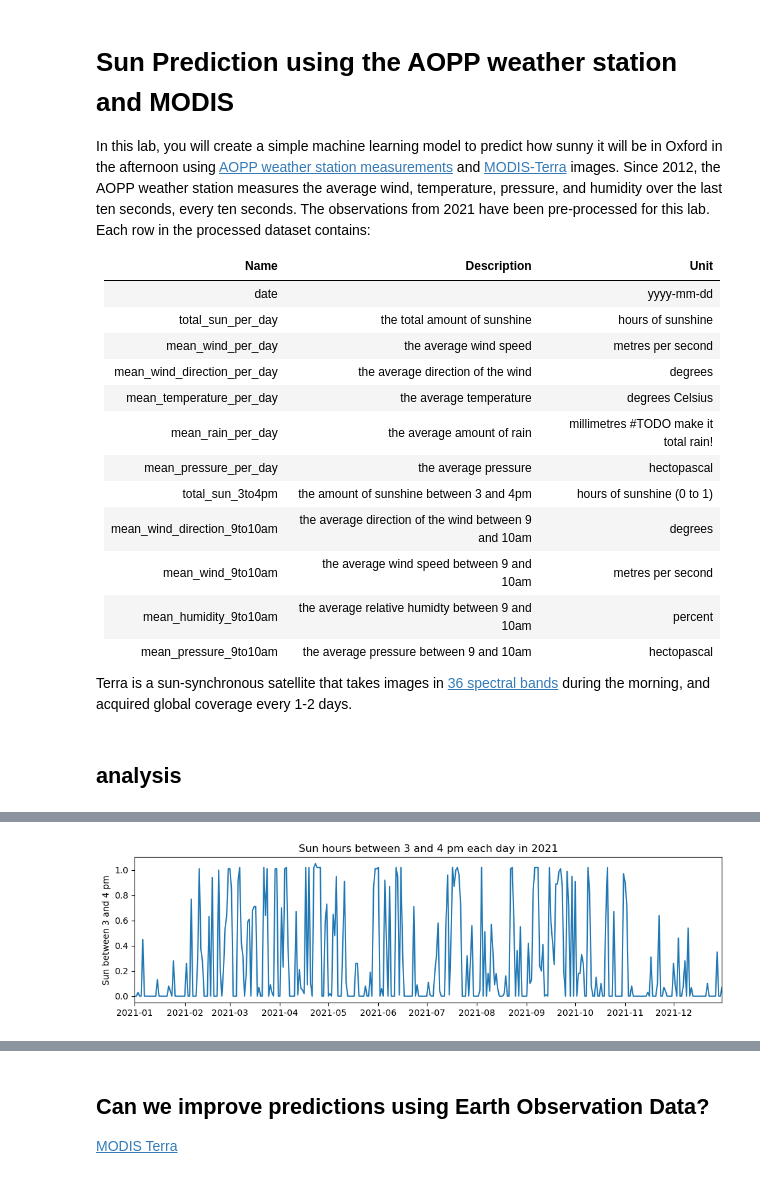
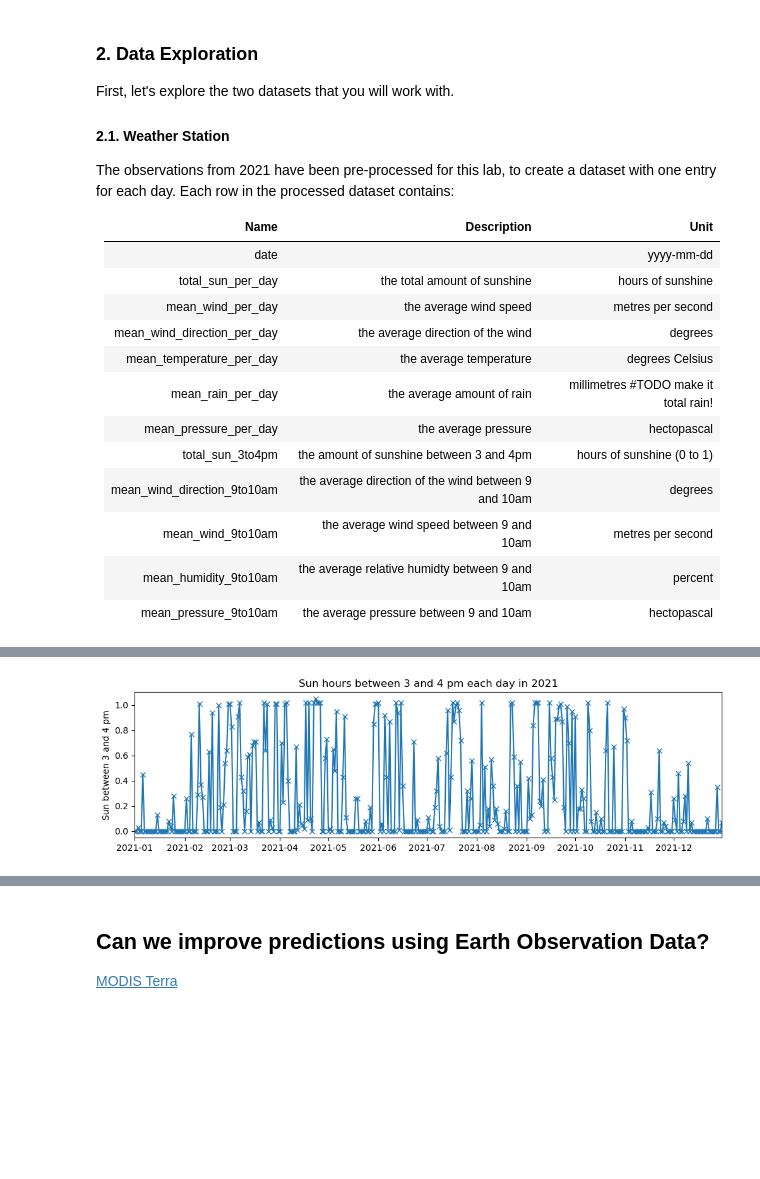
Before and after one commit to lillif/IECDT_EarthObservation, a Jupyter notebook: challenges/1-sunny-oxford/sun-prediction.ipynb, the cells around one changed output, grey strips where cells are left out. Cells and saved outputs as stored; diff of their text form; code cells hidden in the pictures; blank space fills up the shorter version.

```diff
--- a/challenges/1-sunny-oxford/sun-prediction.ipynb
+++ b/challenges/1-sunny-oxford/sun-prediction.ipynb
@@ -1,8 +20,11 @@
 # %% [markdown]
-# Sun Prediction using the AOPP weather station and MODIS
+### 2. Data Exploration
 
+First, let's explore the two datasets that you will work with.
 
-In this lab, you will create a simple machine learning model to predict how sunny it will be in Oxford in the afternoon using [AOPP weather station measurements](https://weatherstationdata.physics.ox.ac.uk) and [MODIS-Terra](https://modis.gsfc.nasa.gov/about/) images. Since 2012, the AOPP weather station measures the average wind, temperature, pressure, and humidity over the last ten seconds, every ten seconds. The observations from 2021 have been pre-processed for this lab. Each row in the processed dataset contains:
+#### 2.1. Weather Station
+
+The observations from 2021 have been pre-processed for this lab, to create a dataset with one entry for each day. Each row in the processed dataset contains:
 
 Name | Description | Unit
 --- | --- | --- |
@@ -18,5 +40,3 @@ mean_wind_direction_9to10am | the average direction of the wind between 9 and 10
 mean_wind_9to10am | the average wind speed between 9 and 10am | metres per second
 mean_humidity_9to10am | the average relative humidty between 9 and 10am | percent
 mean_pressure_9to10am | the average pressure between 9 and 10am | hectopascal
-
-Terra is a sun-synchronous satellite that takes images in [36 spectral bands](https://modis.gsfc.nasa.gov/about/specifications.php) during the morning, and acquired global coverage every 1-2 days.
@@ -31,9 +43,8 @@ import matplotlib.pyplot as plt
-# %% [markdown]
-## analysis
 # %%
-daily_variables = pd.read_csv('../../data/1-sunny-oxford/aopp-weatherstation/2021_measurements.csv')
-daily_variables['date'] = pd.to_datetime(daily_variables['date'])
-daily_variables.head()
+import pandas as pd
+weather_station = pd.read_csv('../../data/1-sunny-oxford/aopp-weatherstation/2021_measurements.csv')
+weather_station['date'] = pd.to_datetime(weather_station['date'])
+weather_station.head()
 # %% [output]
 |  | date | total_sun_per_day | mean_wind_per_day | mean_wind_direction_per_day | mean_temperature_per_day | ... |
 | 0 | 2021-01-01 | 0.00 | 0.254288 | 275.336676 | -1.783714 | ... |
@@ -42,15 +53,17 @@ daily_variables.head()
 | 3 | 2021-01-04 | 0.02 | 0.952760 | 92.994930 | 0.903169 | ... |
 | 4 | 2021-01-05 | 1.37 | 0.575605 | 139.242567 | 0.116041 | ... |
 # %%
+import matplotlib.pyplot as plt
+
 plt.figure(figsize=(12, 3))
 # plot daily sun hours
-plt.plot(daily_variables['date'], daily_variables['total_sun_3to4pm'])
+plt.plot(weather_station['date'], weather_station['total_sun_3to4pm'], '-x')
 plt.title('Sun hours between 3 and 4 pm each day in 2021')
 plt.ylabel('Sun between 3 and 4 pm')
 
 # convert xaxis days to months
-plt.xlim(daily_variables['date'].min(), daily_variables['date'].max())
+plt.xlim(weather_station['date'].min(), weather_station['date'].max())
 
 plt.show()
 # %% [output]
-[figure, old version]
+[figure, new version]
```
Also changed, not shown: parts of 22 cells of this notebook, 52 other files.
